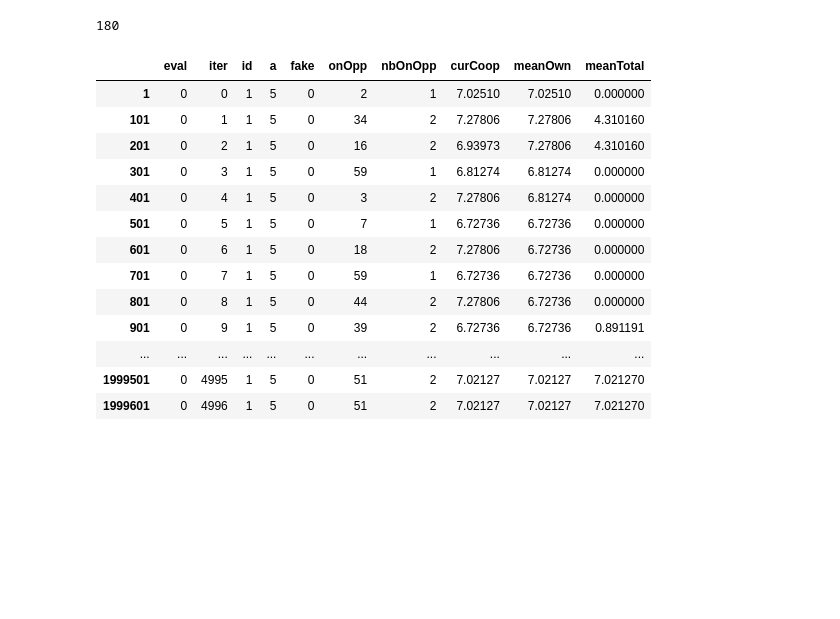
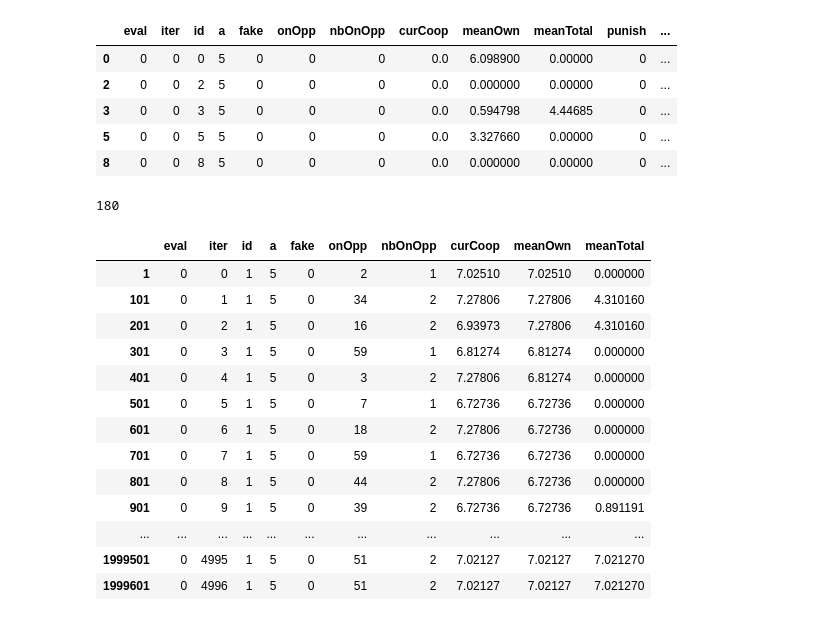
Before and after one commit to PaulEcoffet/roborobo3, a Jupyter notebook: roborobo3/notebooks/bigmodel ESS stat.ipynb, the cells around one changed output. Saved outputs shown, nothing was run; the diff lists cells and outputs as text; code cells hidden in the pictures; blank space fills up the shorter version.

```diff
--- a/roborobo3/notebooks/bigmodel ESS stat.ipynb
+++ b/roborobo3/notebooks/bigmodel ESS stat.ipynb
@@ -117,0 +137,9 @@ gen: 3999
+# %%
+log.head()
+# %% [output]
+|  | eval | iter | id | a | fake | onOpp | nbOnOpp | curCoop | meanOwn | meanTotal | punish | ... |
+| 0 | 0 | 0 | 0 | 5 | 0 | 0 | 0 | 0.0 | 6.098900 | 0.00000 | 0 | ... |
+| 2 | 0 | 0 | 2 | 5 | 0 | 0 | 0 | 0.0 | 0.000000 | 0.00000 | 0 | ... |
+| 3 | 0 | 0 | 3 | 5 | 0 | 0 | 0 | 0.0 | 0.594798 | 4.44685 | 0 | ... |
+| 5 | 0 | 0 | 5 | 5 | 0 | 0 | 0 | 0.0 | 3.327660 | 0.00000 | 0 | ... |
+| 8 | 0 | 0 | 8 | 5 | 0 | 0 | 0 | 0.0 | 0.000000 | 0.00000 | 0 | ... |
```
Also changed, not shown: parts of 3 cells of this notebook, 22 other files.
